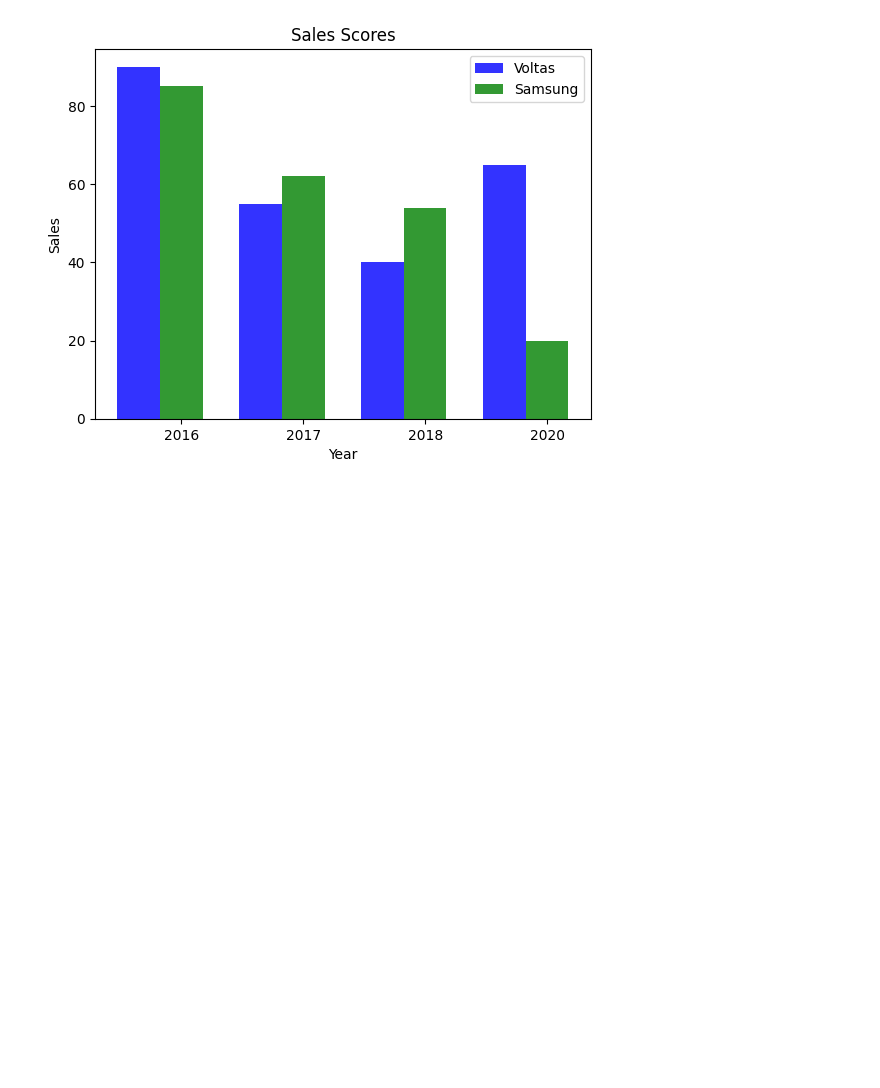
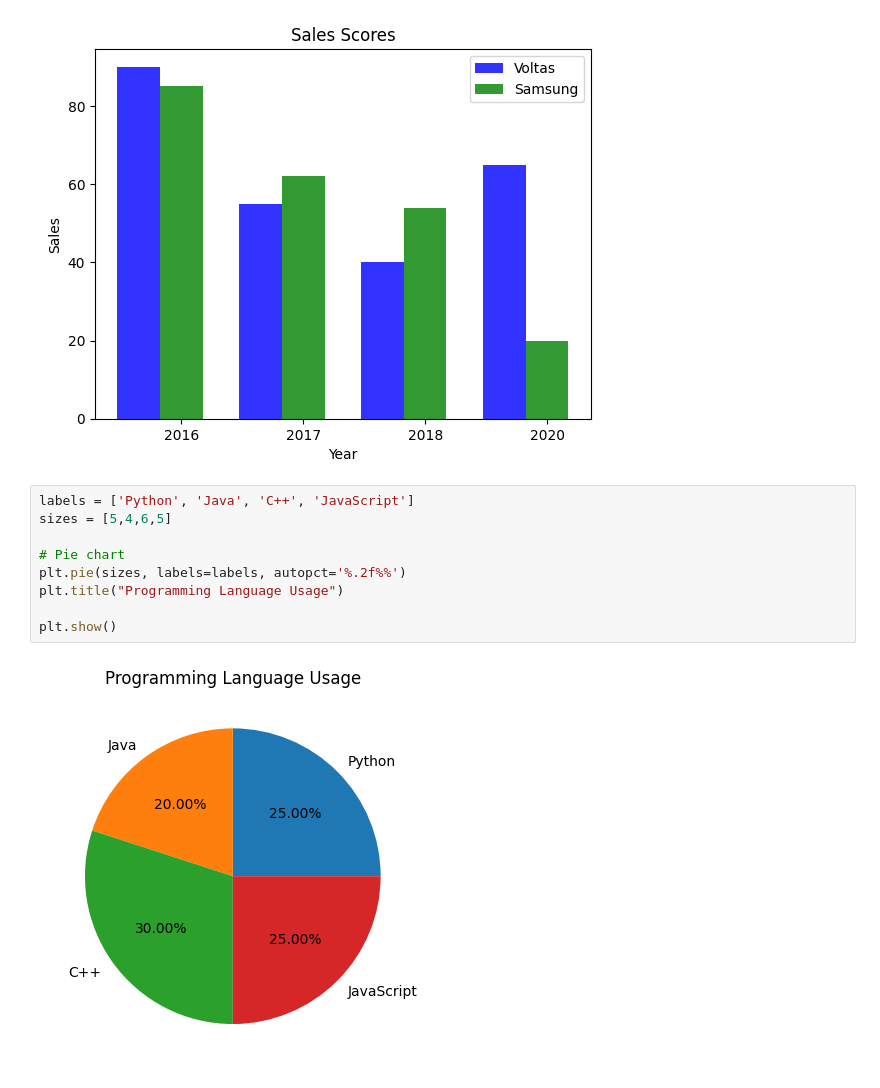
Before and after one commit to ripunjayrai777/Basics-Python, a Jupyter notebook: day19.ipynb, the cells around one changed output. Saved outputs shown, nothing was run; the diff lists cells and outputs as text; blank space fills up the shorter version.

```diff
--- a/day19.ipynb
+++ b/day19.ipynb
@@ -114,3 +114,14 @@ plt.legend()
 plt.show()
 # %% [output]
 [figure]
+# %%
+labels = ['Python', 'Java', 'C++', 'JavaScript']
+sizes = [5,4,6,5]
+
+# Pie chart
+plt.pie(sizes, labels=labels, autopct='%.2f%%')
+plt.title("Programming Language Usage")
+
+plt.show()
+# %% [output]
+[figure, added]
```
Also changed, not shown: parts of 6 cells of this notebook.
